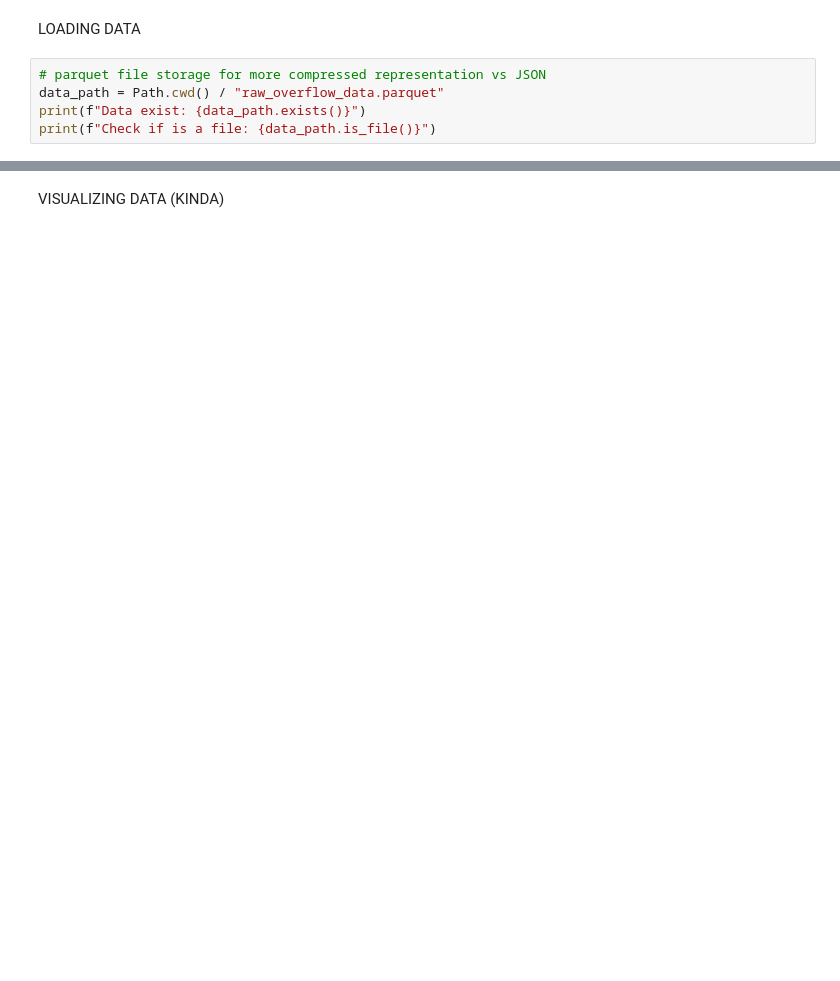
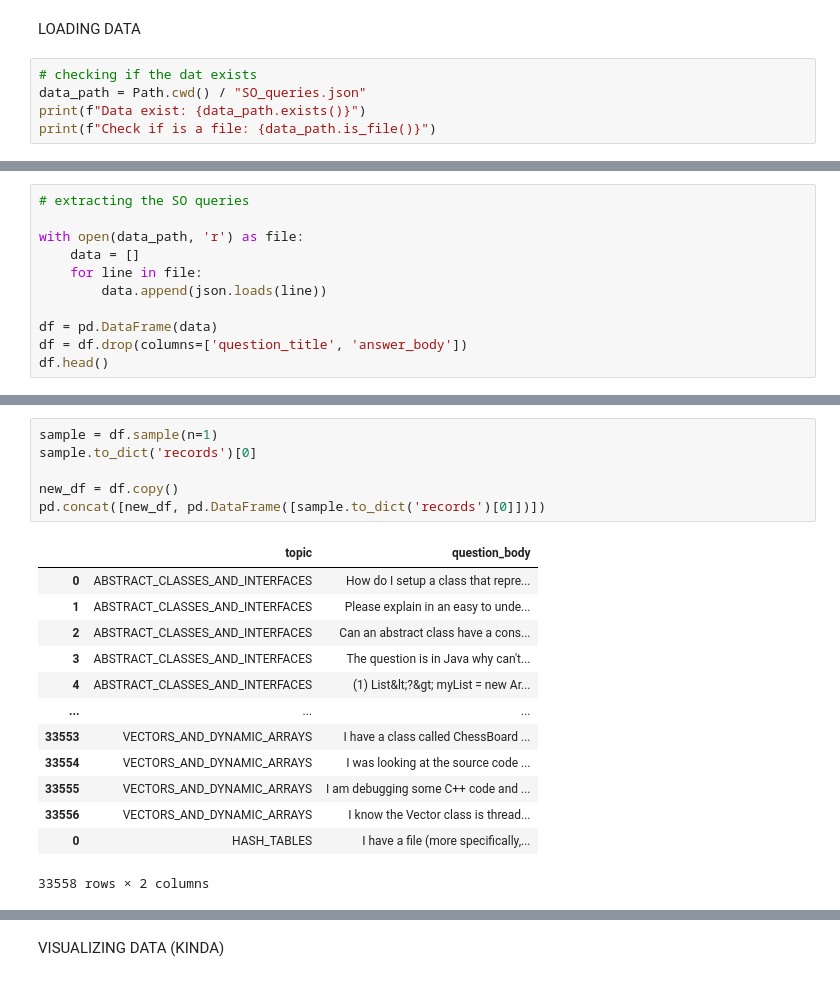
Before and after one commit to willlkhang/Chatbot-platform, a Jupyter notebook: ai/ai_tools/data_preprocessing/data_cleaning.ipynb, the cells around one changed output, grey strips where cells are left out. Saved outputs shown, nothing was run; the diff lists cells and outputs as text; blank space fills up the shorter version.

```diff
--- a/ai/ai_tools/data_preprocessing/data_cleaning.ipynb
+++ b/ai/ai_tools/data_preprocessing/data_cleaning.ipynb
@@ -4,7 +5,7 @@ from pathlib import Path
 # %% [markdown]
 LOADING DATA
 # %%
-# parquet file storage for more compressed representation vs JSON
-data_path = Path.cwd() / "raw_overflow_data.parquet"
+# checking if the dat exists
+data_path = Path.cwd() / "SO_queries.json"
 print(f"Data exist: {data_path.exists()}")
 print(f"Check if is a file: {data_path.is_file()}")
@@ -14,0 +15,11 @@ df.head()
+# %%
+# extracting the SO queries
+
+with open(data_path, 'r') as file:
+    data = []
+    for line in file:
+        data.append(json.loads(line))
+
+df = pd.DataFrame(data)
+df = df.drop(columns=['question_title', 'answer_body'])
+df.head()
@@ -31,0 +107,20 @@ topics_under_size(df)
+# %%
+sample = df.sample(n=1)
+sample.to_dict('records')[0]
+
+new_df = df.copy()
+pd.concat([new_df, pd.DataFrame([sample.to_dict('records')[0]])])
+# %% [output]
+|  | topic | question_body |
+| 0 | ABSTRACT_CLASSES_AND_INTERFACES | How do I setup a class that repre... |
+| 1 | ABSTRACT_CLASSES_AND_INTERFACES | Please explain in an easy to unde... |
+| 2 | ABSTRACT_CLASSES_AND_INTERFACES | Can an abstract class have a cons... |
+| 3 | ABSTRACT_CLASSES_AND_INTERFACES | The question is in Java why can't... |
+| 4 | ABSTRACT_CLASSES_AND_INTERFACES | (1) List&lt;?&gt; myList = new Ar... |
+| ... | ... | ... |
+| 33553 | VECTORS_AND_DYNAMIC_ARRAYS | I have a class called ChessBoard ... |
+| 33554 | VECTORS_AND_DYNAMIC_ARRAYS | I was looking at the source code ... |
+| 33555 | VECTORS_AND_DYNAMIC_ARRAYS | I am debugging some C++ code and ... |
+| 33556 | VECTORS_AND_DYNAMIC_ARRAYS | I know the Vector class is thread... |
+| 0 | HASH_TABLES | I have a file (more specifically,... |
+33558 rows × 2 columns
```
Also changed, not shown: parts of 21 cells of this notebook, 36 other files.
